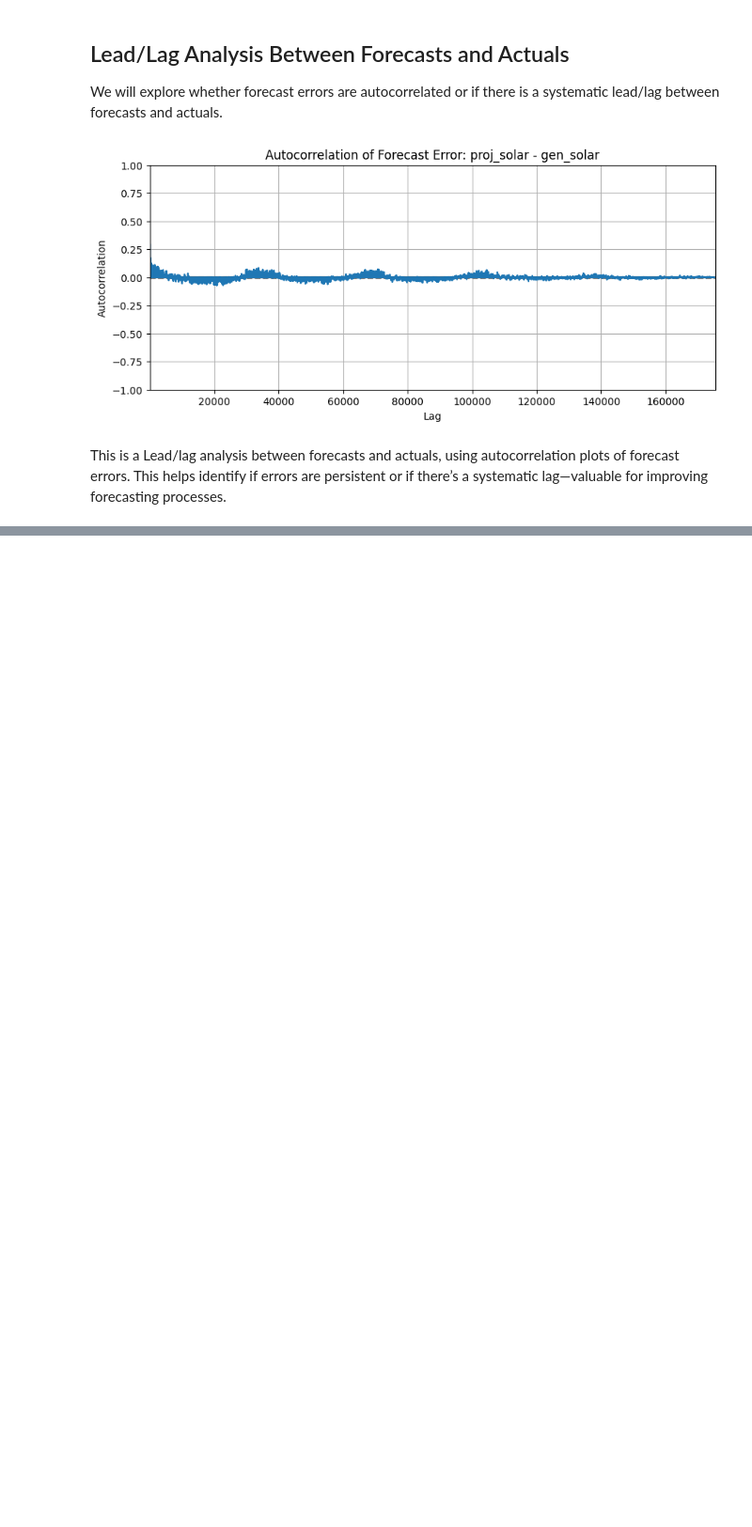
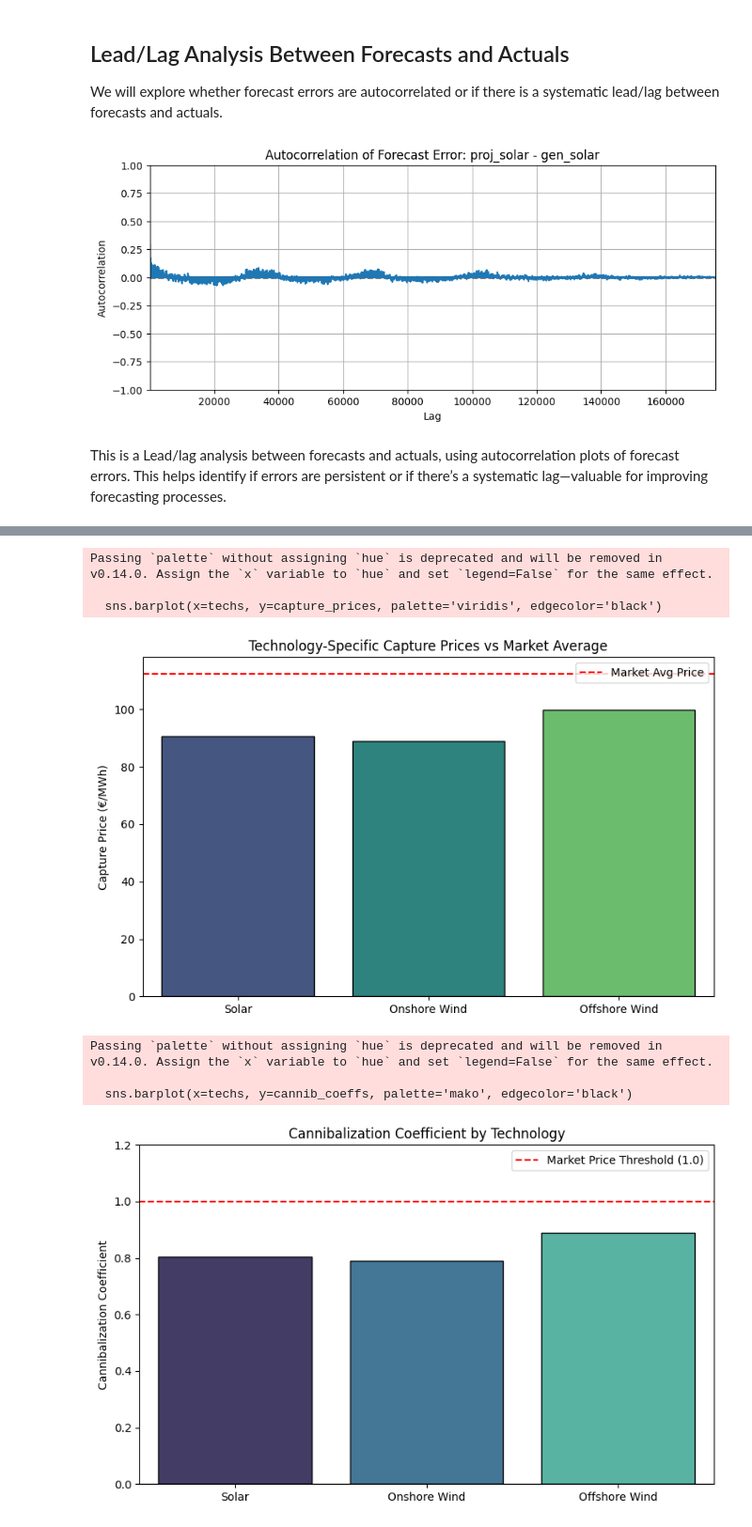
Before and after one commit to Matshiselan/End-to-End-SMARD-Forecasting-and-Dispatch-Optimization-Platform, a Jupyter notebook: notebooks/eda.ipynb, the cells around one changed output, grey strips where cells are left out. Shown at 94% size. Drawn from its saved outputs; the diff is of its cells as text; code cells hidden in the pictures; blank space fills up the shorter version.

```diff
--- a/notebooks/eda.ipynb
+++ b/notebooks/eda.ipynb
@@ -250,0 +432,40 @@ This is a Lead/lag analysis between forecasts and actuals, using autocorrelation
+# %%
+# --- Visualization: Capture Prices and Cannibalization Coefficient ---
+import matplotlib.pyplot as plt
+import seaborn as sns
+
+# Data for plotting
+techs = ['Solar', 'Onshore Wind', 'Offshore Wind']
+capture_prices = [solar_cp, onshore_cp, offshore_cp]
+cannib_coeffs = [solar_cannib, onshore_cannib, offshore_cannib]
+market_avg = market_avg_price
+
+# Plot Capture Prices
+plt.figure(figsize=(8, 5))
+sns.barplot(x=techs, y=capture_prices, palette='viridis', edgecolor='black')
+plt.axhline(market_avg, color='red', linestyle='--', label='Market Avg Price')
+plt.ylabel('Capture Price (€/MWh)')
+plt.title('Technology-Specific Capture Prices vs Market Average')
+plt.legend()
+plt.tight_layout()
+plt.show()
+
+# Plot Cannibalization Coefficient
+plt.figure(figsize=(8, 5))
+sns.barplot(x=techs, y=cannib_coeffs, palette='mako', edgecolor='black')
+plt.axhline(1, color='red', linestyle='--', label='Market Price Threshold (1.0)')
+plt.ylabel('Cannibalization Coefficient')
+plt.title('Cannibalization Coefficient by Technology')
+plt.ylim(0, 1.2)
+plt.legend()
+plt.tight_layout()
+plt.show()
+# %% [output]
+Passing `palette` without assigning `hue` is deprecated and will be removed in v0.14.0. Assign the `x` variable to `hue` and set `legend=False` for the same effect.
+
+  sns.barplot(x=techs, y=capture_prices, palette='viridis', edgecolor='black')
+[figure, added]
+Passing `palette` without assigning `hue` is deprecated and will be removed in v0.14.0. Assign the `x` variable to `hue` and set `legend=False` for the same effect.
+
+  sns.barplot(x=techs, y=cannib_coeffs, palette='mako', edgecolor='black')
+[figure, added]
```
Also changed, not shown: parts of 14 cells of this notebook.
